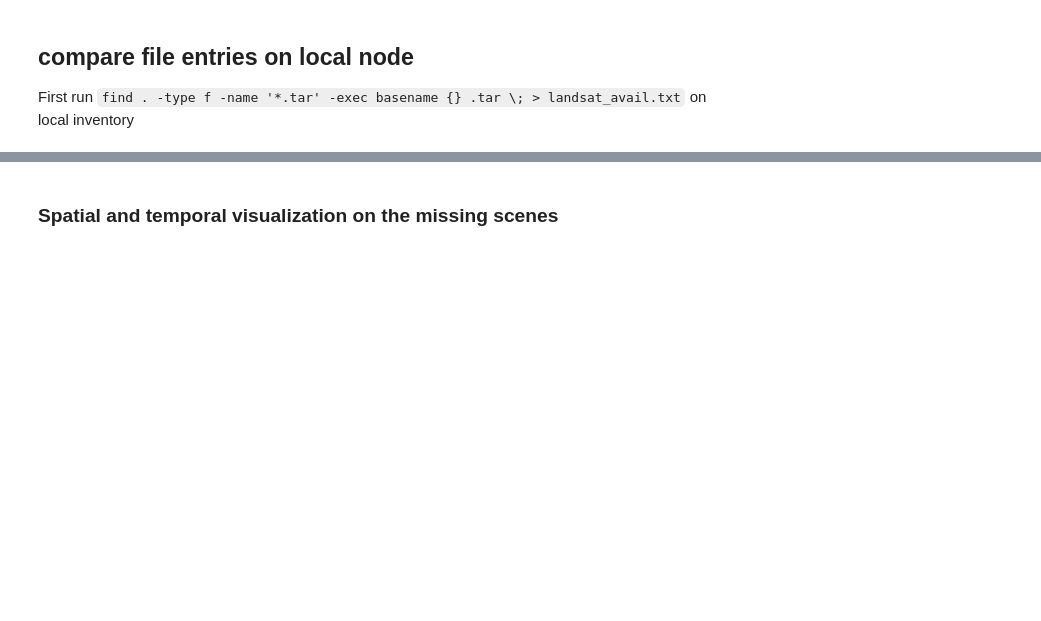
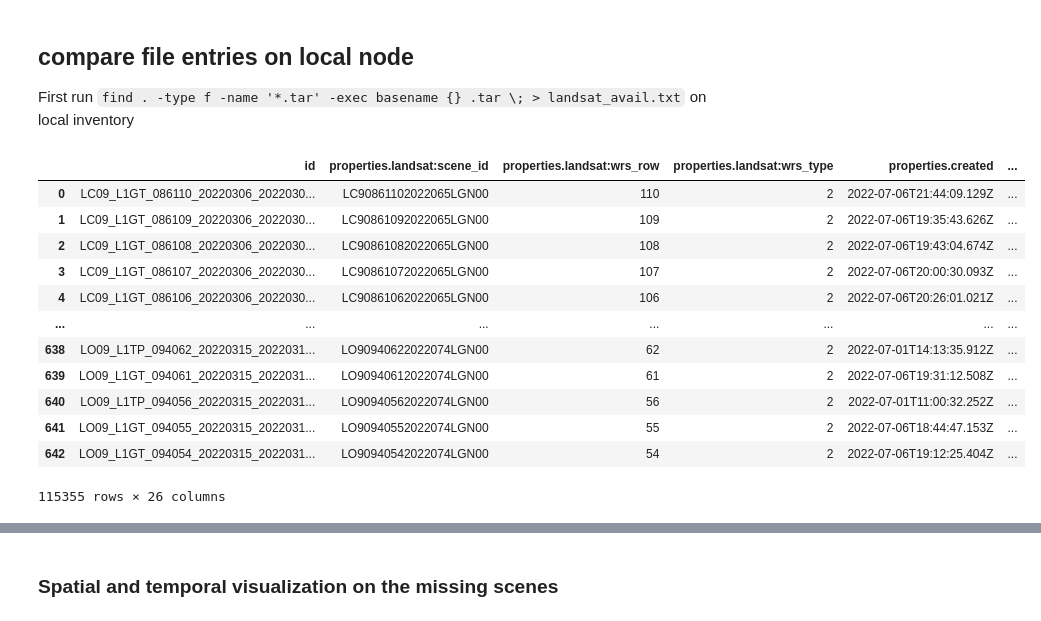
Before and after one commit to easierdata/easier, a Jupyter notebook: code/Pynotebooks/Inventory_check_Landsat.ipynb, the cells around one changed output, grey strips where cells are left out. Drawn from its saved outputs; the diff is of its cells as text; code cells hidden in the pictures; blank space fills up the shorter version.

```diff
--- a/code/Pynotebooks/Inventory_check_Landsat.ipynb
+++ b/code/Pynotebooks/Inventory_check_Landsat.ipynb
@@ -7,4 +384,4 @@ Cons: Low bandwidth ~200KB/s
 # %%
 # background step: login in USGS EROS so the brower cookie can skip the redirect of USGS when request
-import browser_cookie3
-cj = browser_cookie3.chrome()
+
+cj = browser_cookie3.firefox(domain_name='usgs.gov')
@@ -249,4 +773,4 @@ glad_inventory = pd.concat([glad21,glad22[glad22.scene_id.str.startswith("LC09")
 # %%
 import glob
 # %%
-usgs_inventory = pd.concat([pd.read_csv(f) for f in glob.glob('../../../data/Landsat/stac/*.csv')])
+usgs_inventory = pd.concat([pd.read_csv(f) for f in glob.glob('../../data/stac/landsat-c2l1/csv/*.csv')])
@@ -254,0 +779,16 @@ glad_inventory
+# %%
+usgs_inventory
+# %% [output]
+|  | id | properties.landsat:scene_id | properties.landsat:wrs_row | properties.landsat:wrs_type | properties.created | ... |
+| 0 | LC09_L1GT_086110_20220306_2022030... | LC90861102022065LGN00 | 110 | 2 | 2022-07-06T21:44:09.129Z | ... |
+| 1 | LC09_L1GT_086109_20220306_2022030... | LC90861092022065LGN00 | 109 | 2 | 2022-07-06T19:35:43.626Z | ... |
+| 2 | LC09_L1GT_086108_20220306_2022030... | LC90861082022065LGN00 | 108 | 2 | 2022-07-06T19:43:04.674Z | ... |
+| 3 | LC09_L1GT_086107_20220306_2022030... | LC90861072022065LGN00 | 107 | 2 | 2022-07-06T20:00:30.093Z | ... |
+| 4 | LC09_L1GT_086106_20220306_2022030... | LC90861062022065LGN00 | 106 | 2 | 2022-07-06T20:26:01.021Z | ... |
+| ... | ... | ... | ... | ... | ... | ... |
+| 638 | LO09_L1TP_094062_20220315_2022031... | LO90940622022074LGN00 | 62 | 2 | 2022-07-01T14:13:35.912Z | ... |
+| 639 | LO09_L1GT_094061_20220315_2022031... | LO90940612022074LGN00 | 61 | 2 | 2022-07-06T19:31:12.508Z | ... |
+| 640 | LO09_L1TP_094056_20220315_2022031... | LO90940562022074LGN00 | 56 | 2 | 2022-07-01T11:00:32.252Z | ... |
+| 641 | LO09_L1GT_094055_20220315_2022031... | LO90940552022074LGN00 | 55 | 2 | 2022-07-06T18:44:47.153Z | ... |
+| 642 | LO09_L1GT_094054_20220315_2022031... | LO90940542022074LGN00 | 54 | 2 | 2022-07-06T19:12:25.404Z | ... |
+115355 rows × 26 columns
```
Also changed, not shown: parts of 93 cells of this notebook, 4 other files.
